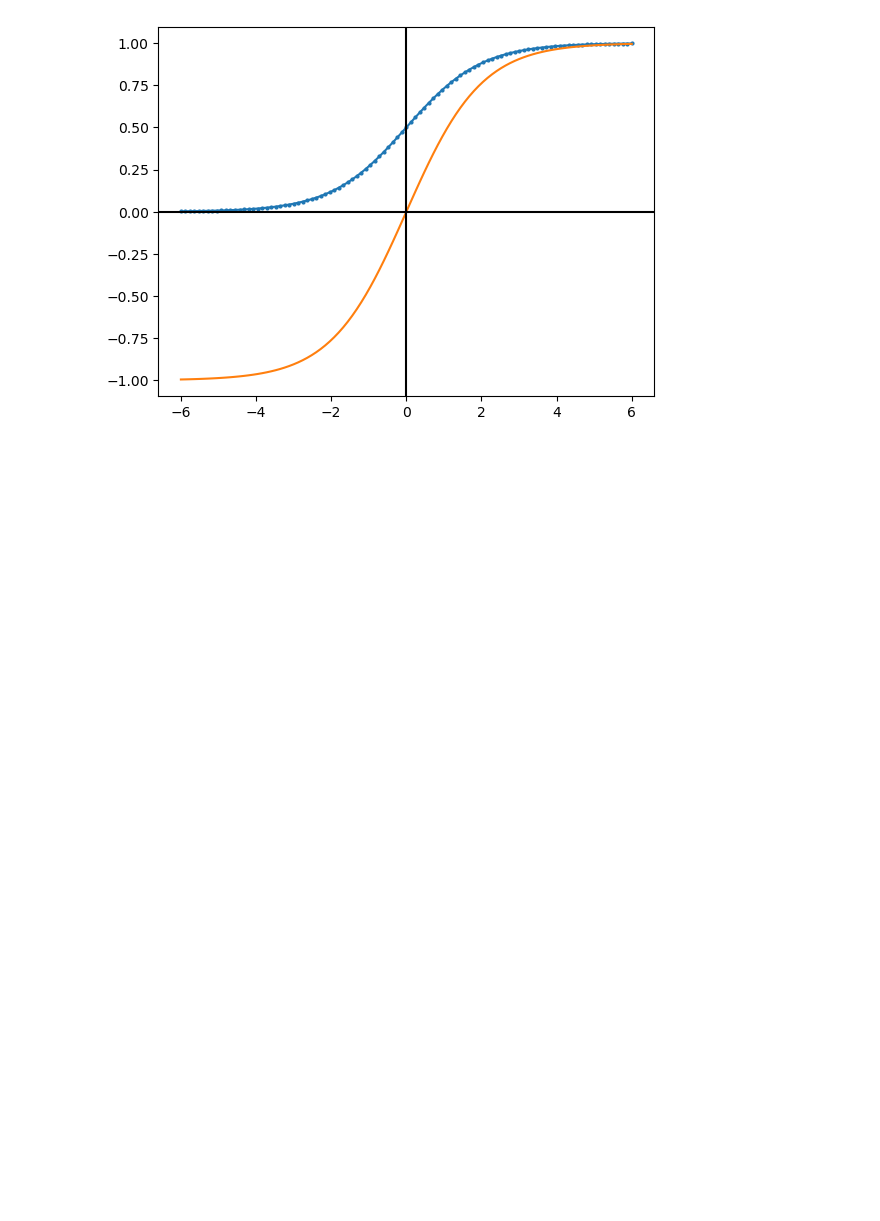
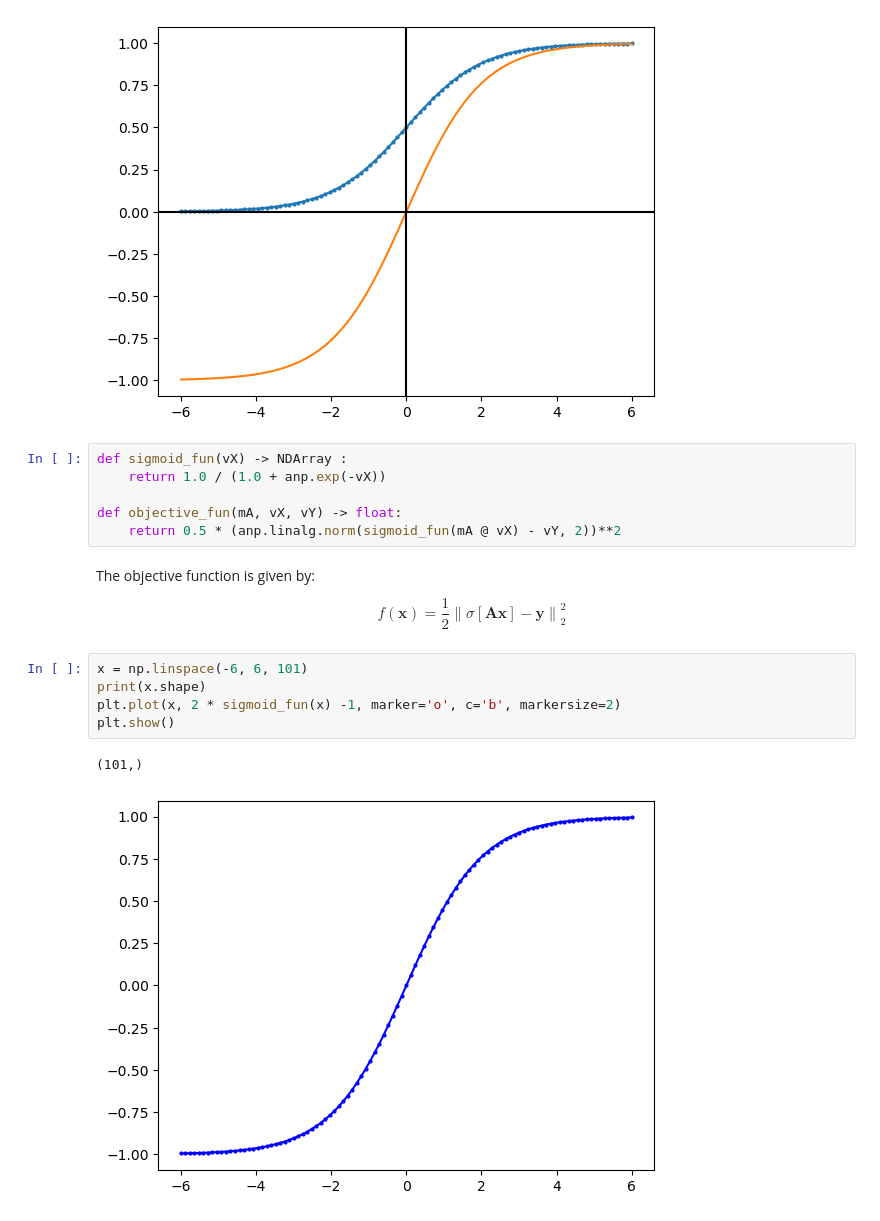
Before and after one commit to kiriyevskykiril/ai-program-2026, a Jupyter notebook: practice/Feb_27_prctice.ipynb, the cells around one changed output. Saved outputs shown, nothing was run; the diff lists cells and outputs as text; blank space fills up the shorter version.

```diff
--- a/practice/Feb_27_prctice.ipynb
+++ b/practice/Feb_27_prctice.ipynb
@@ -11,3 +17,21 @@ plt.axhline(y=0, c= 'k')
 plt.show()
 # %% [output]
 [figure]
+# %%
+def sigmoid_fun(vX) -> NDArray :
+    return 1.0 / (1.0 + anp.exp(-vX))
+
+def objective_fun(mA, vX, vY) -> float:
+    return 0.5 * (anp.linalg.norm(sigmoid_fun(mA @ vX) - vY, 2))**2
+# %% [markdown]
+The objective function is given by:
+
+$$ f \left( \boldsymbol{x} \right) = \frac{1}{2} {\left\| \sigma \left[ \boldsymbol{A} \boldsymbol{x} \right] - \boldsymbol{y} \right\|}_{2}^{2} $$
+# %%
+x = np.linspace(-6, 6, 101)
+print(x.shape)
+plt.plot(x, 2 * sigmoid_fun(x) -1, marker='o', c='b', markersize=2)
+plt.show()
+# %% [output]
+(101,)
+[figure, added]
```
Also changed, not shown: parts of 8 cells of this notebook, 4 other files.
